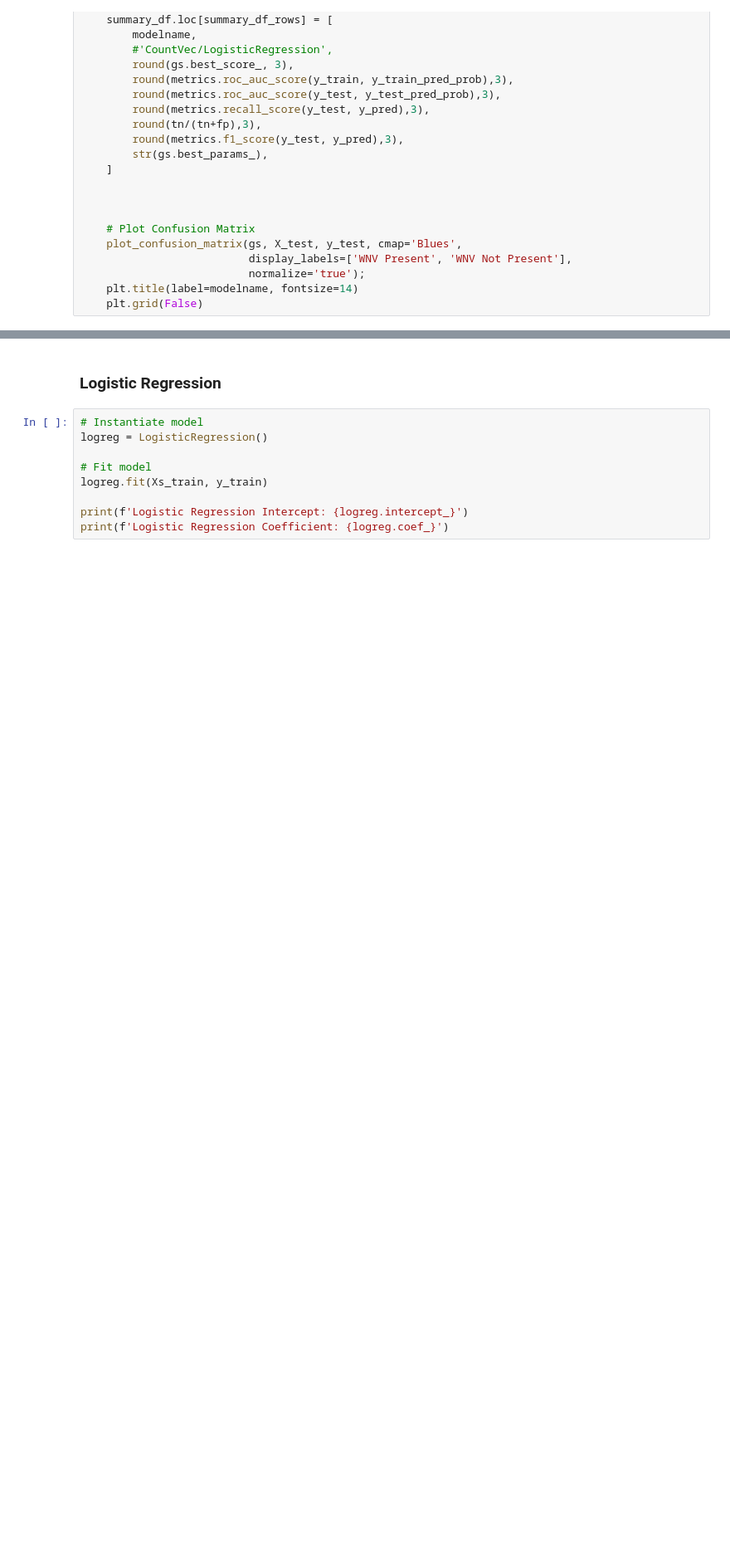
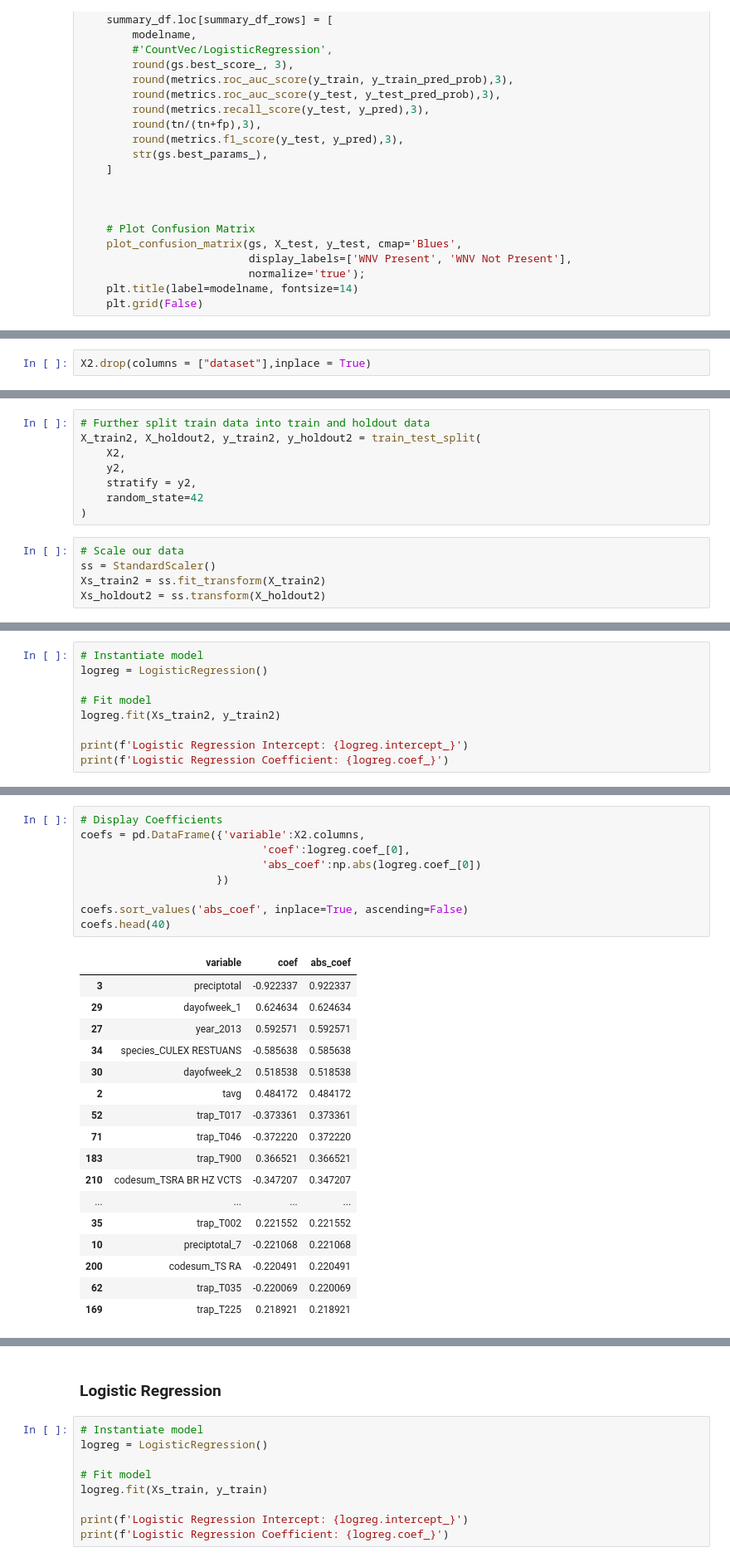
Before and after one commit to lindytanll/predict-west-nile-virus, a Jupyter notebook: code/5. Model Exploration.ipynb, the cells around one changed output, grey strips where cells are left out. Shown at 83% size. Saved outputs shown, nothing was run; the diff lists cells and outputs as text; blank space fills up the shorter version.

```diff
--- a/code/5. Model Exploration.ipynb
+++ b/code/5. Model Exploration.ipynb
@@ -178,0 +236,2 @@ def model_metrics(gs, X_train, y_train, X_test, y_test, modelname):
+# %%
+X2.drop(columns = ["dataset"],inplace = True)
@@ -178,0 +243,13 @@ def model_metrics(gs, X_train, y_train, X_test, y_test, modelname):
+# %%
+# Further split train data into train and holdout data
+X_train2, X_holdout2, y_train2, y_holdout2 = train_test_split(
+    X2,
+    y2,
+    stratify = y2,
+    random_state=42
+)
+# %%
+# Scale our data
+ss = StandardScaler()
+Xs_train2 = ss.fit_transform(X_train2)
+Xs_holdout2 = ss.transform(X_holdout2)
@@ -178,0 +260,9 @@ def model_metrics(gs, X_train, y_train, X_test, y_test, modelname):
+# %%
+# Instantiate model
+logreg = LogisticRegression()
+
+# Fit model
+logreg.fit(Xs_train2, y_train2)
+
+print(f'Logistic Regression Intercept: {logreg.intercept_}')
+print(f'Logistic Regression Coefficient: {logreg.coef_}')
@@ -178,0 +291,27 @@ def model_metrics(gs, X_train, y_train, X_test, y_test, modelname):
+# %%
+# Display Coefficients
+coefs = pd.DataFrame({'variable':X2.columns,
+                            'coef':logreg.coef_[0],
+                            'abs_coef':np.abs(logreg.coef_[0])
+                     })
+
+coefs.sort_values('abs_coef', inplace=True, ascending=False)
+coefs.head(40)
+# %% [output]
+|  | variable | coef | abs_coef |
+| 3 | preciptotal | -0.922337 | 0.922337 |
+| 29 | dayofweek_1 | 0.624634 | 0.624634 |
+| 27 | year_2013 | 0.592571 | 0.592571 |
+| 34 | species_CULEX RESTUANS | -0.585638 | 0.585638 |
+| 30 | dayofweek_2 | 0.518538 | 0.518538 |
+| 2 | tavg | 0.484172 | 0.484172 |
+| 52 | trap_T017 | -0.373361 | 0.373361 |
+| 71 | trap_T046 | -0.372220 | 0.372220 |
+| 183 | trap_T900 | 0.366521 | 0.366521 |
+| 210 | codesum_TSRA BR HZ VCTS | -0.347207 | 0.347207 |
+| ... | ... | ... | ... |
+| 35 | trap_T002 | 0.221552 | 0.221552 |
+| 10 | preciptotal_7 | -0.221068 | 0.221068 |
+| 200 | codesum_TS RA | -0.220491 | 0.220491 |
+| 62 | trap_T035 | -0.220069 | 0.220069 |
+| 169 | trap_T225 | 0.218921 | 0.218921 |
```
Also changed, not shown: parts of 21 cells of this notebook, 1 other file.
